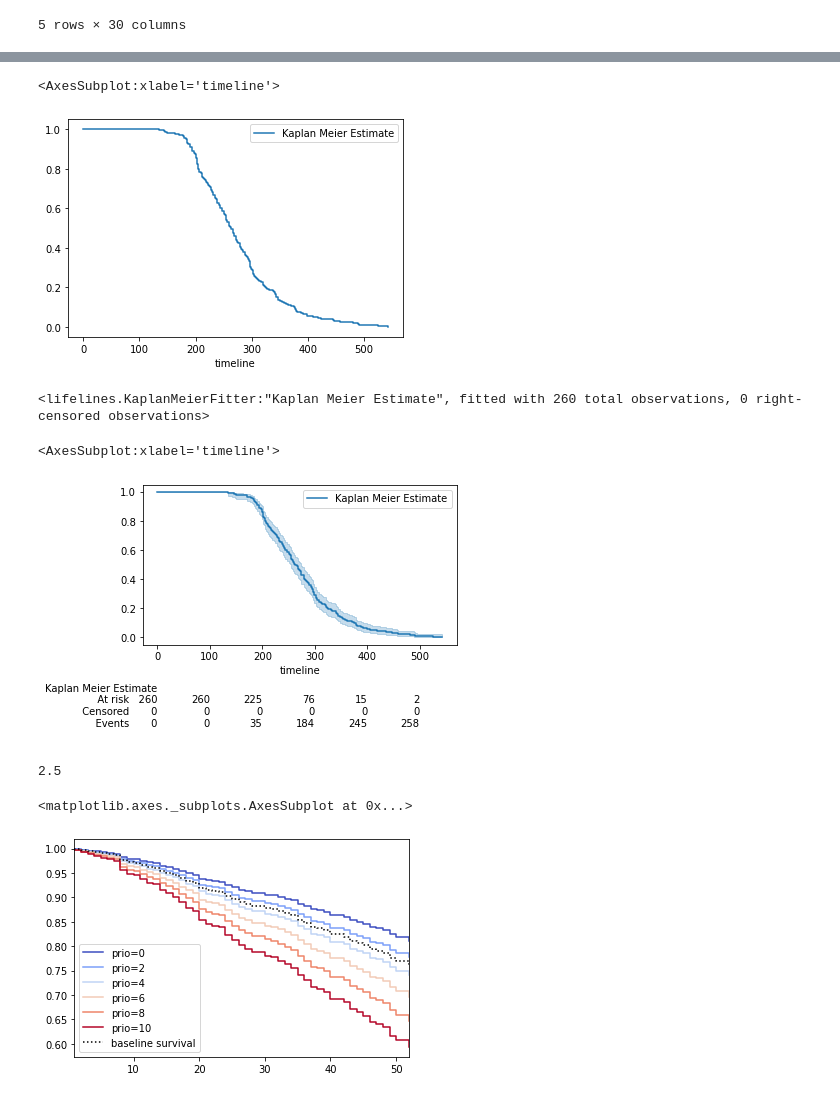
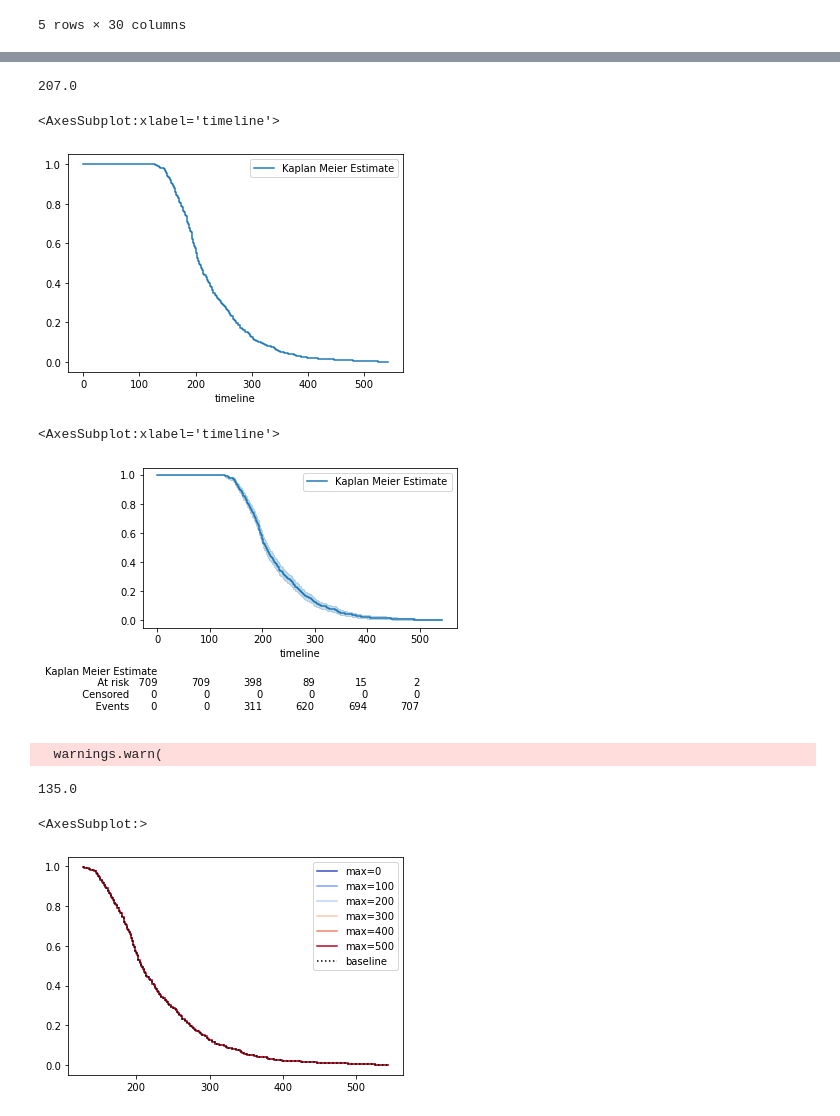
Before and after one commit to kylejones200/bana_4373, a Jupyter notebook: survival analysis/survival analysis for machine health with lifelines.ipynb, the cells around one changed output, grey strips where cells are left out. Drawn from its saved outputs; the diff is of its cells as text; code cells hidden in the pictures.

Commit message:
time series

```diff
--- a/survival analysis/survival analysis for machine health with lifelines.ipynb
+++ b/survival analysis/survival analysis for machine health with lifelines.ipynb
@@ -62,5 +42,5 @@ df.head()
 # %%
-max_rul = df.groupby('id')['max'].max()
+max_rul = df.groupby(['source','id'])['max'].max()
 # %%
 len(max_rul)
 # %% [output]
@@ -82,3 +62,7 @@ max_rul.head()
+# %%
+max_rul["max"].median()
+# %% [output]
+207.0
 # %%
 # Python code to create the above Kaplan Meier curve
 from lifelines import KaplanMeierFitter
@@ -94,34 +78,29 @@ kmf = KaplanMeierFitter()
 kmf.fit(durations, event_observed,label='Kaplan Meier Estimate')
 
 ## Create an estimate
-kmf.plot(ci_show=False) ## ci_show is meant for Confidence interval, since our data set is too tiny, thus i am not showing it.
+kmf.plot(ci_show=False)
 # %% [output]
 <AxesSubplot:xlabel='timeline'>
-[figure, old version]
+[figure, new version]
-# %%
-kmf
-# %% [output]
-<lifelines.KaplanMeierFitter:"Kaplan Meier Estimate", fitted with 260 total observations, 0 right-censored observations>
 # %%
 kmf.plot(at_risk_counts=True)
 # %% [output]
 <AxesSubplot:xlabel='timeline'>
-[figure, old version]
+[figure, new version]
 # %%
 import lifelines
 
-lifelines.utils.qth_survival_time(.9, kmf)
+lifelines.utils.qth_survival_time(.99, kmf)
 # %% [output]
-2.5
+  warnings.warn(
+135.0
 # %%
-from lifelines.datasets import load_rossi
 from lifelines import CoxPHFitter
 
-rossi_dataset = load_rossi()
 cph = CoxPHFitter()
-cph.fit(rossi_dataset, duration_col='week', event_col='arrest')
+cph.fit(max_rul, duration_col='max', event_col='observed')
 
-cph.plot_covariate_groups('prio', [0, 2, 4, 6, 8, 10], cmap='coolwarm')
+cph.plot_partial_effects_on_outcome('max', [0, 100, 200, 300, 400, 500], cmap='coolwarm')
 # %% [output]
-<matplotlib.axes._subplots.AxesSubplot at 0x...>
+<AxesSubplot:>
-[figure, old version]
+[figure, new version]
```
Also changed, not shown: parts of 9 cells of this notebook, 10 other files.
